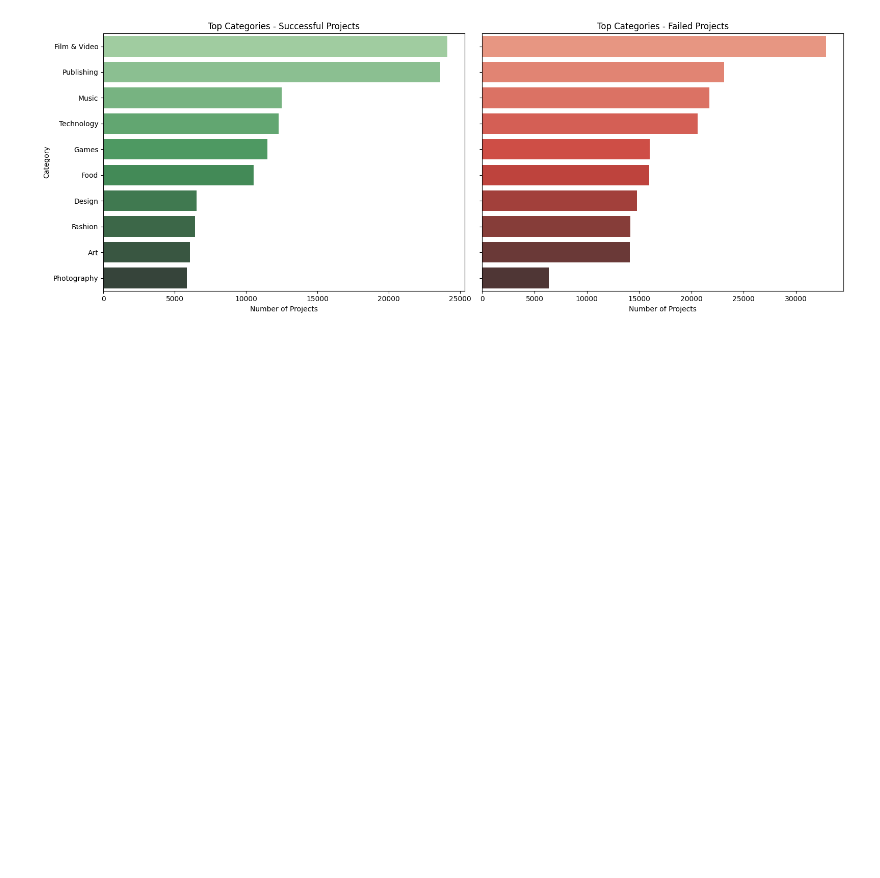
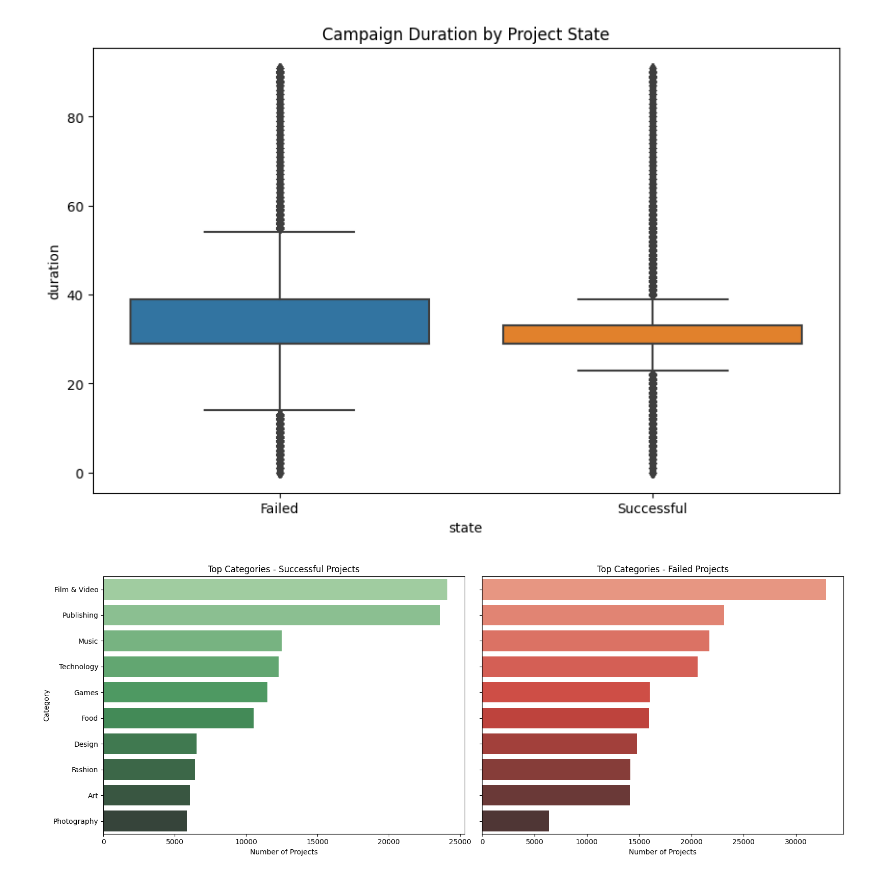
Before and after one commit to spiced-academy/punch_finisher, a Jupyter notebook: notebooks/EDA.ipynb, the cells around one changed output. Drawn from its saved outputs; the diff is of its cells as text; code cells hidden in the pictures; blank space fills up the shorter version.

```diff
--- a/notebooks/EDA.ipynb
+++ b/notebooks/EDA.ipynb
@@ -79,0 +112,4 @@ plt.show()
+# %%
+data['duration'] = (data['deadline'] - data['launched']).dt.days
+
+print(round(data['duration'].describe(),2))
@@ -80,3 +126,10 @@ plt.show()
+# %%
+plt.figure(figsize=(10, 6))
+sns.boxplot(x='state', y='duration', data=data)
+plt.title('Campaign Duration by Project State')
+plt.show()
+# %% [output]
+[figure, added]
 # %%
 # Plot top categories for successful and failed projects
 fig, axes = plt.subplots(1, 2, figsize=(16, 6), sharey=True)
```
Also changed, not shown: parts of 15 cells of this notebook, 1 other file.
